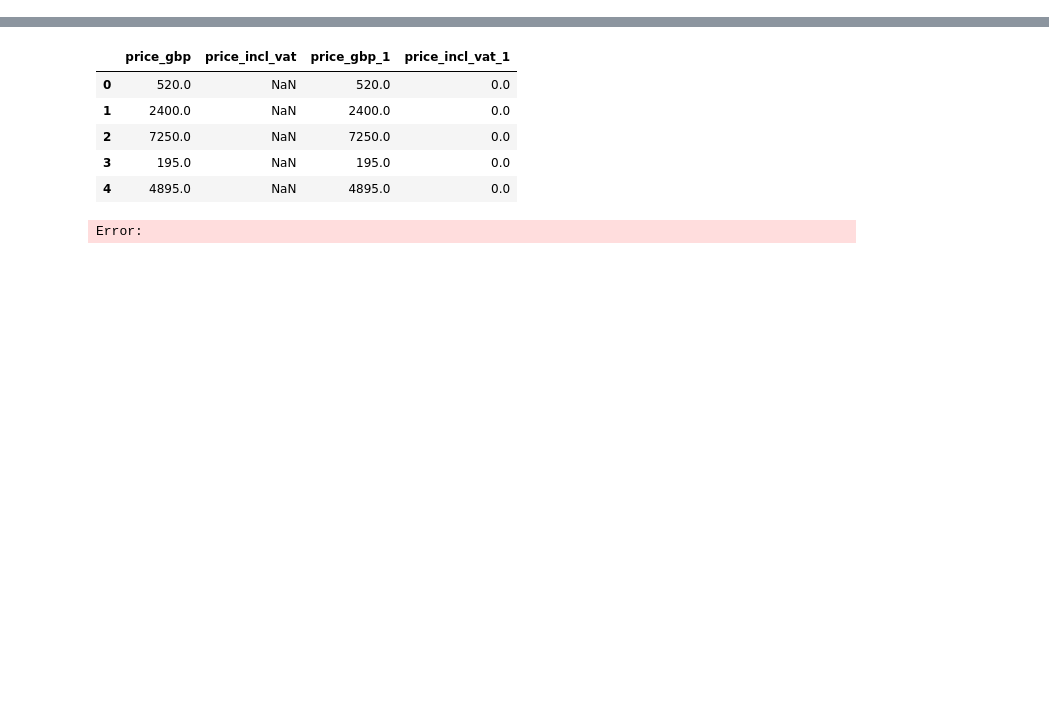
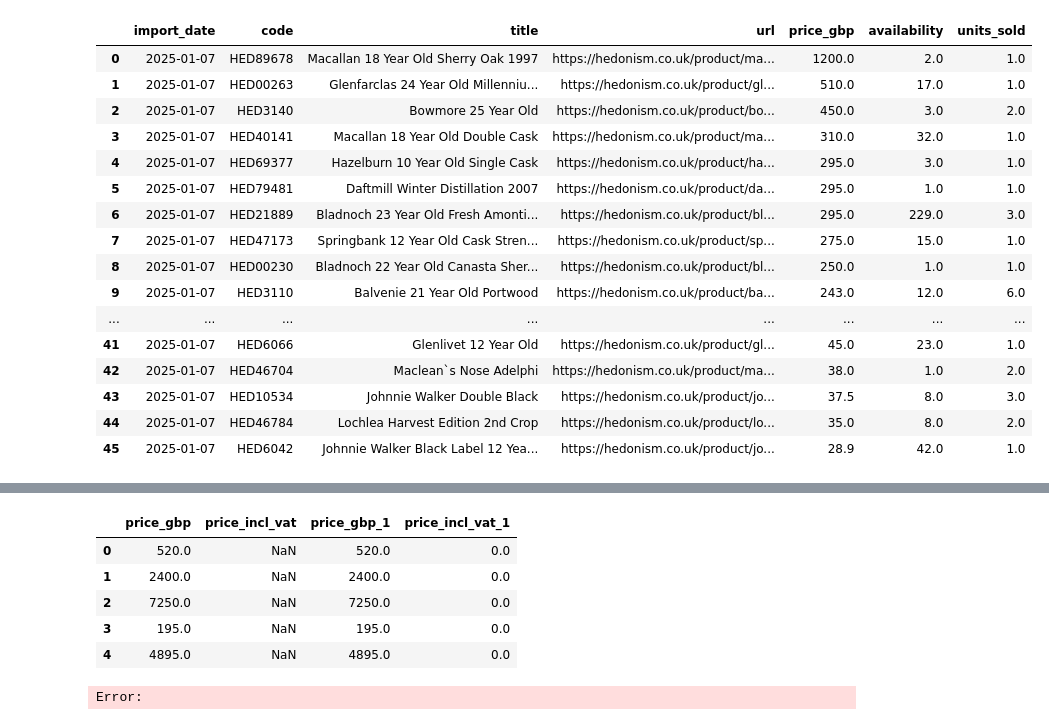
Before and after one commit to morello85/hedonism-wines, a Jupyter notebook: src/Hedonism VS Code Test.ipynb, the cells around one changed output, grey strips where cells are left out. Cells and saved outputs as stored; diff of their text form; code cells hidden in the pictures; blank space fills up the shorter version.

```diff
--- a/src/Hedonism VS Code Test.ipynb
+++ b/src/Hedonism VS Code Test.ipynb
@@ -22,7 +22,65 @@ import duckdb
 
 
 # Specify the file path for the DuckDB database
-db_path = '/Users/MacUser/hedonism-wines_app/database.db'  # Example path, replace with your desired path
+db_path = '/Users/MacUser/hedonism-wines_fresh/database.db'  # Example path, replace with your desired path
 
 # Establish a connection to an in-memory DuckDB database
 conn = duckdb.connect(database=db_path, read_only=False)
+# %%
+	results = conn.execute("""
+                       WITH todays_items AS (
+                        SELECT code, title, url, price_gbp, availability, import_date
+                        FROM whisky_stocks_table
+                        WHERE import_date = CURRENT_DATE()
+                       ),
+                       yesterdays_items AS (
+                        SELECT code, title, url, price_gbp, availability, import_date
+                        FROM whisky_stocks_table
+                        WHERE import_date = CURRENT_DATE() -1
+                       )
+                       SELECT CAST(CURRENT_DATE() AS DATE) AS import_date, a.code,
+						a.title,
+						a.url,
+						a.price_gbp,
+						a.today_availability availability,
+                        CAST(a.yesterday_availability AS FLOAT) - CAST(a.today_availability AS FLOAT) units_sold
+                       FROM
+                       (
+                       SELECT
+                       CAST (y.code AS STRING) ||'-'|| CAST (y.availability AS STRING) yesterday_code_availability,
+                       CAST (t.code AS STRING) ||'-'|| CAST (t.availability AS STRING) today_code_availability,
+                       y.code,
+                       y.title,
+                       y.url,
+                       y.price_gbp,
+                       y.availability yesterday_availability,
+                       t.availability today_availability
+                       FROM yesterdays_items y LEFT OUTER JOIN todays_items t
+                       ON y.code = t.code
+                       ) a
+                       WHERE a.today_code_availability <> yesterday_code_availability
+					   AND CAST(a.yesterday_availability AS FLOAT) - CAST(a.today_availability AS FLOAT) > 0
+                       ORDER BY price_gbp DESC
+						    """).fetchdf()
+
+	# Convert the results to a DataFrame
+	df = pd.DataFrame(results)
+df
+# %% [output]
+|  | import_date | code | title | url | price_gbp | availability | units_sold |
+| 0 | 2025-01-07 | HED89678 | Macallan 18 Year Old Sherry Oak 1997 | https://hedonism.co.uk/product/ma... | 1200.0 | 2.0 | 1.0 |
+| 1 | 2025-01-07 | HED00263 | Glenfarclas 24 Year Old Millenniu... | https://hedonism.co.uk/product/gl... | 510.0 | 17.0 | 1.0 |
+| 2 | 2025-01-07 | HED3140 | Bowmore 25 Year Old | https://hedonism.co.uk/product/bo... | 450.0 | 3.0 | 2.0 |
+| 3 | 2025-01-07 | HED40141 | Macallan 18 Year Old Double Cask | https://hedonism.co.uk/product/ma... | 310.0 | 32.0 | 1.0 |
+| 4 | 2025-01-07 | HED69377 | Hazelburn 10 Year Old Single Cask | https://hedonism.co.uk/product/ha... | 295.0 | 3.0 | 1.0 |
+| 5 | 2025-01-07 | HED79481 | Daftmill Winter Distillation 2007 | https://hedonism.co.uk/product/da... | 295.0 | 1.0 | 1.0 |
+| 6 | 2025-01-07 | HED21889 | Bladnoch 23 Year Old Fresh Amonti... | https://hedonism.co.uk/product/bl... | 295.0 | 229.0 | 3.0 |
+| 7 | 2025-01-07 | HED47173 | Springbank 12 Year Old Cask Stren... | https://hedonism.co.uk/product/sp... | 275.0 | 15.0 | 1.0 |
+| 8 | 2025-01-07 | HED00230 | Bladnoch 22 Year Old Canasta Sher... | https://hedonism.co.uk/product/bl... | 250.0 | 1.0 | 1.0 |
+| 9 | 2025-01-07 | HED3110 | Balvenie 21 Year Old Portwood | https://hedonism.co.uk/product/ba... | 243.0 | 12.0 | 6.0 |
+| ... | ... | ... | ... | ... | ... | ... | ... |
+| 41 | 2025-01-07 | HED6066 | Glenlivet 12 Year Old | https://hedonism.co.uk/product/gl... | 45.0 | 23.0 | 1.0 |
+| 42 | 2025-01-07 | HED46704 | Maclean`s Nose Adelphi | https://hedonism.co.uk/product/ma... | 38.0 | 1.0 | 2.0 |
+| 43 | 2025-01-07 | HED10534 | Johnnie Walker Double Black | https://hedonism.co.uk/product/jo... | 37.5 | 8.0 | 3.0 |
+| 44 | 2025-01-07 | HED46784 | Lochlea Harvest Edition 2nd Crop | https://hedonism.co.uk/product/lo... | 35.0 | 8.0 | 2.0 |
+| 45 | 2025-01-07 | HED6042 | Johnnie Walker Black Label 12 Yea... | https://hedonism.co.uk/product/jo... | 28.9 | 42.0 | 1.0 |
```
Also changed, not shown: parts of 3 cells of this notebook, 2 other files.
